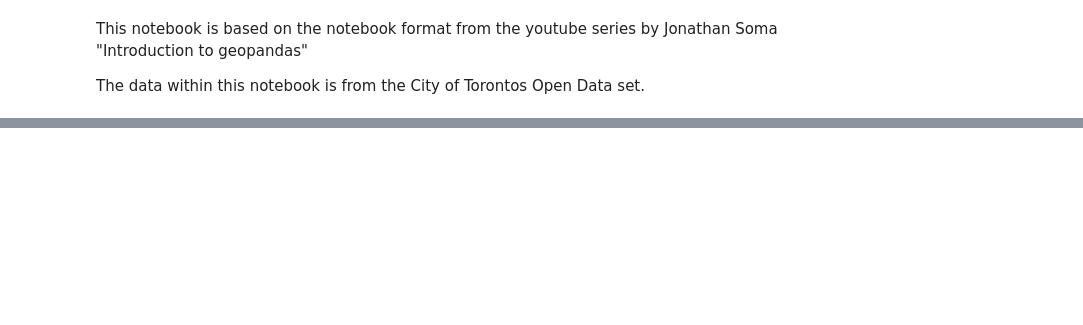
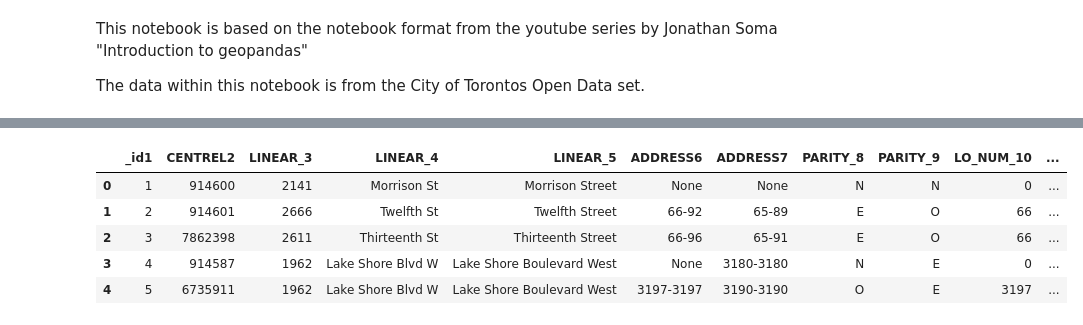
Before and after one commit to naorella/GIS_Showcase, a Jupyter notebook: template.ipynb, the cells around one changed output, grey strips where cells are left out. Saved outputs shown, nothing was run; the diff lists cells and outputs as text; code cells hidden in the pictures; blank space fills up the shorter version.

```diff
--- a/template.ipynb
+++ b/template.ipynb
@@ -47,0 +28,9 @@ roads_filtered.head()
+# %%
+centreline.head()
+# %% [output]
+|  | _id1 | CENTREL2 | LINEAR_3 | LINEAR_4 | LINEAR_5 | ADDRESS6 | ADDRESS7 | PARITY_8 | PARITY_9 | LO_NUM_10 | ... |
+| 0 | 1 | 914600 | 2141 | Morrison St | Morrison Street | None | None | N | N | 0 | ... |
+| 1 | 2 | 914601 | 2666 | Twelfth St | Twelfth Street | 66-92 | 65-89 | E | O | 66 | ... |
+| 2 | 3 | 7862398 | 2611 | Thirteenth St | Thirteenth Street | 66-96 | 65-91 | E | O | 66 | ... |
+| 3 | 4 | 914587 | 1962 | Lake Shore Blvd W | Lake Shore Boulevard West | None | 3180-3180 | N | E | 0 | ... |
+| 4 | 5 | 6735911 | 1962 | Lake Shore Blvd W | Lake Shore Boulevard West | 3197-3197 | 3190-3190 | O | E | 3197 | ... |
```
Also changed, not shown: parts of 16 cells of this notebook.
